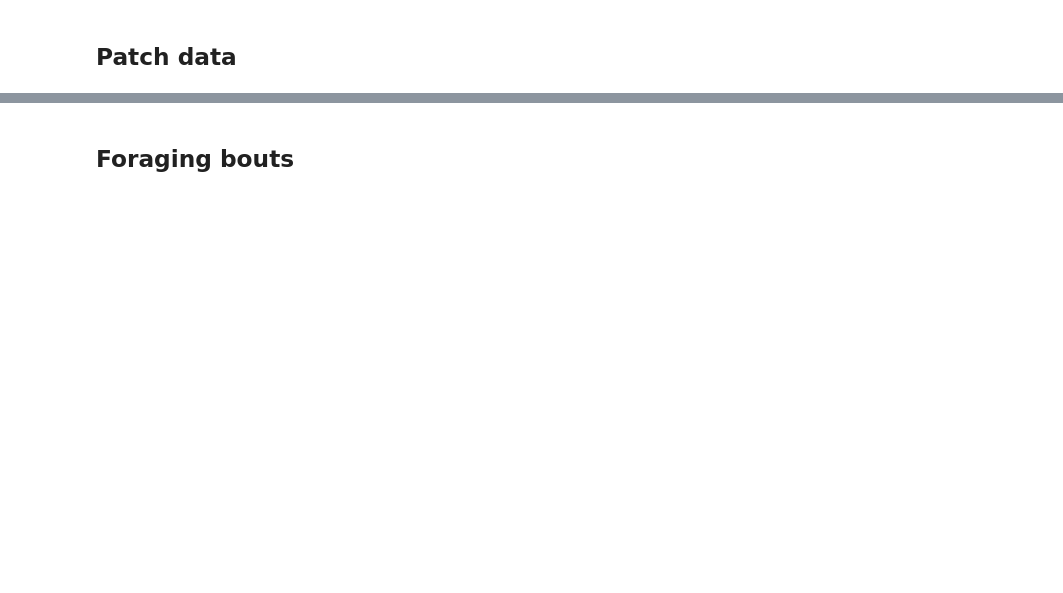
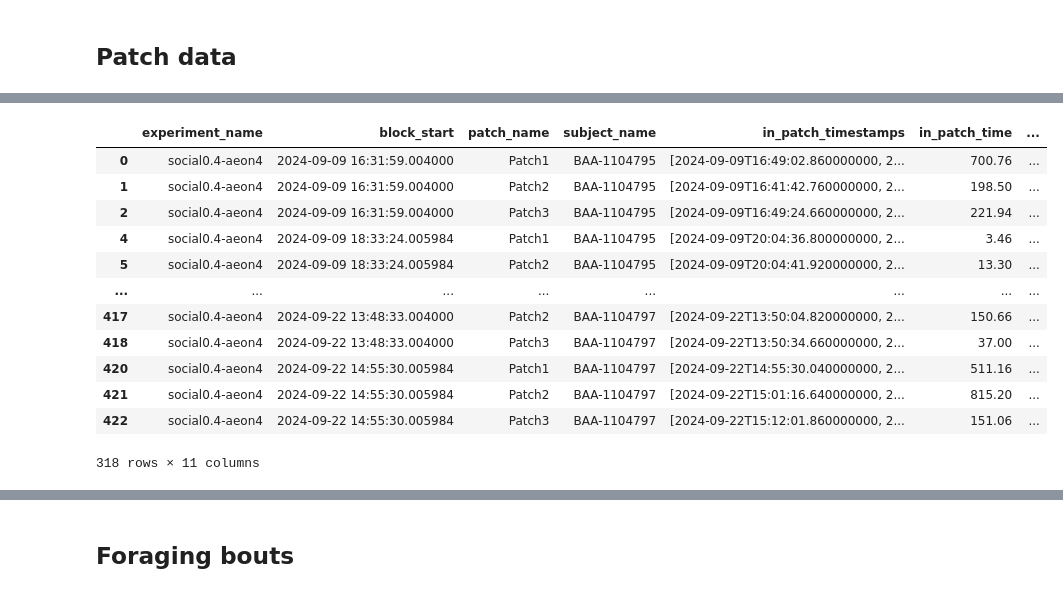
Before and after one commit to SainsburyWellcomeCentre/aeon_scratchpad, a Jupyter notebook: aeon_analysis/aeon_methods_paper/dj_data_loading.ipynb, the cells around one changed output, grey strips where cells are left out. Cells and saved outputs as stored; diff of their text form; code cells hidden in the pictures; blank space fills up the shorter version.

```diff
--- a/aeon_analysis/aeon_methods_paper/dj_data_loading.ipynb
+++ b/aeon_analysis/aeon_methods_paper/dj_data_loading.ipynb
@@ -62,7 +63,7 @@ def load_subject_patch_data(
     key: dict[str, str],
     period_start: str,
     period_end: str
-) -> tuple[list[dict[str, str]], pd.DataFrame]:
+) -> tuple[list[dict[str, str]], pd.DataFrame, pd.DataFrame]:
     """Loads subject patch data for a specified time period.
 
     Args:
@@ -76,7 +77,7 @@ def load_subject_patch_data(
             - block_subject_patch_data (pd.DataFrame): Data for the specified period.
     """
     patch_info = (
-        BlockAnalysis.Patch
+        BlockAnalysis.Patch()
         & key
         & f'block_start >= "{period_start}"'
         & f'block_start <= "{period_end}"'
@@ -89,11 +90,26 @@ def load_subject_patch_data(
         & f'block_start <= "{period_end}"'
     ).fetch(format="frame")
 
+    block_subject_patch_pref = (
+        BlockAnalysis.Preference()
+        & key
+        & f'block_start >= "{period_start}"'
+        & f'block_start <= "{period_end}"'
+    ).fetch(format="frame")
+
     if not block_subject_patch_data.empty:
         block_subject_patch_data.reset_index(level=["experiment_name"], drop=True, inplace=True)
         block_subject_patch_data.reset_index(inplace=True)
 
-    return patch_info, block_subject_patch_data
+    return patch_info, block_subject_patch_data, block_subject_patch_pref
+# %%
+def ensure_ts_arr_datetime(array):
+    if len(array) == 0:
+        # Return empty array with datetime64 dtype
+        return np.array([], dtype='datetime64[ns]')
+    else:
+        # Convert existing array to datetime64 if not already
+        return np.array(array, dtype='datetime64[ns]')
 # %%
 patch_info_dict = {}
 subject_patch_data_dict = {}
@@ -153,9 +169,15 @@ for exp in experiments:
                         f"subject being tracked. Data needs to be fixed or cleaned."
                     )
 
-            # Simple fix: convert pellet_timestamps to string if it exists
+            # ensure timestamps are correct type (datetime64[ns])
             if 'pellet_timestamps' in block_subject_patch_data.columns:
-                block_subject_patch_data['pellet_timestamps'] = block_subject_patch_data['pellet_timestamps'].astype(str)
+                block_subject_patch_data['pellet_timestamps'] = block_subject_patch_data['pellet_timestamps'].apply(ensure_ts_arr_datetime)
+
+            if 'in_patch_rfid_timestamps' in block_subject_patch_data.columns:
+                block_subject_patch_data['in_patch_rfid_timestamps'] = block_subject_patch_data['in_patch_rfid_timestamps'].apply(ensure_ts_arr_datetime)
+
+            if 'in_patch_timestamps' in block_subject_patch_data.columns:
+                block_subject_patch_data['in_patch_timestamps'] = block_subject_patch_data['in_patch_timestamps'].apply(ensure_ts_arr_datetime)
 
         # Store the data (patch_info as DataFrame now)
         patch_info_dict[exp["name"]][period_name] = patch_info_df
@@ -162,0 +263,16 @@ for exp in experiments:
+# %%
+block_subject_patch_data
+# %% [output]
+|  | experiment_name | block_start | patch_name | subject_name | in_patch_timestamps | in_patch_time | ... |
+| 0 | social0.4-aeon4 | 2024-09-09 16:31:59.004000 | Patch1 | BAA-1104795 | [2024-09-09T16:49:02.860000000, 2... | 700.76 | ... |
+| 1 | social0.4-aeon4 | 2024-09-09 16:31:59.004000 | Patch2 | BAA-1104795 | [2024-09-09T16:41:42.760000000, 2... | 198.50 | ... |
+| 2 | social0.4-aeon4 | 2024-09-09 16:31:59.004000 | Patch3 | BAA-1104795 | [2024-09-09T16:49:24.660000000, 2... | 221.94 | ... |
+| 4 | social0.4-aeon4 | 2024-09-09 18:33:24.005984 | Patch1 | BAA-1104795 | [2024-09-09T20:04:36.800000000, 2... | 3.46 | ... |
+| 5 | social0.4-aeon4 | 2024-09-09 18:33:24.005984 | Patch2 | BAA-1104795 | [2024-09-09T20:04:41.920000000, 2... | 13.30 | ... |
+| ... | ... | ... | ... | ... | ... | ... | ... |
+| 417 | social0.4-aeon4 | 2024-09-22 13:48:33.004000 | Patch2 | BAA-1104797 | [2024-09-22T13:50:04.820000000, 2... | 150.66 | ... |
+| 418 | social0.4-aeon4 | 2024-09-22 13:48:33.004000 | Patch3 | BAA-1104797 | [2024-09-22T13:50:34.660000000, 2... | 37.00 | ... |
+| 420 | social0.4-aeon4 | 2024-09-22 14:55:30.005984 | Patch1 | BAA-1104797 | [2024-09-22T14:55:30.040000000, 2... | 511.16 | ... |
+| 421 | social0.4-aeon4 | 2024-09-22 14:55:30.005984 | Patch2 | BAA-1104797 | [2024-09-22T15:01:16.640000000, 2... | 815.20 | ... |
+| 422 | social0.4-aeon4 | 2024-09-22 14:55:30.005984 | Patch3 | BAA-1104797 | [2024-09-22T15:12:01.860000000, 2... | 151.06 | ... |
+318 rows × 11 columns
```
Also changed, not shown: parts of 15 cells of this notebook.
